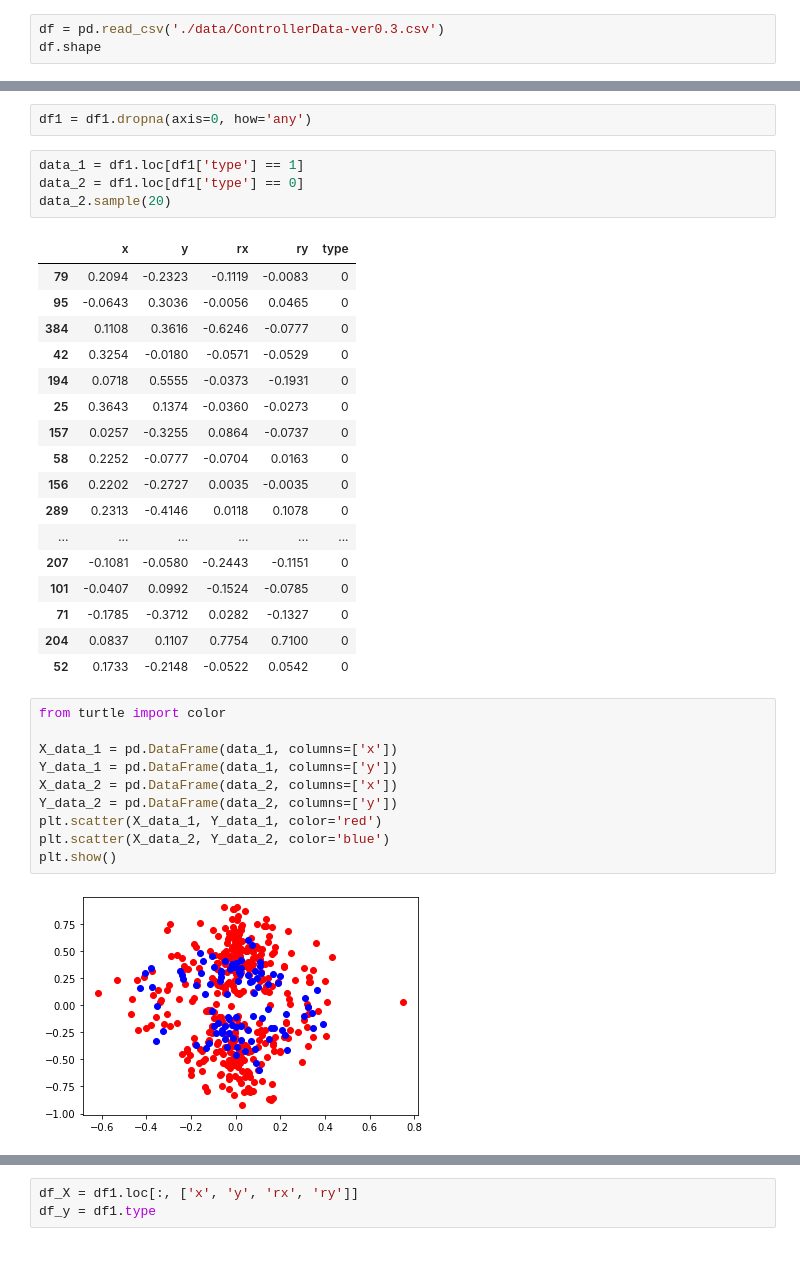
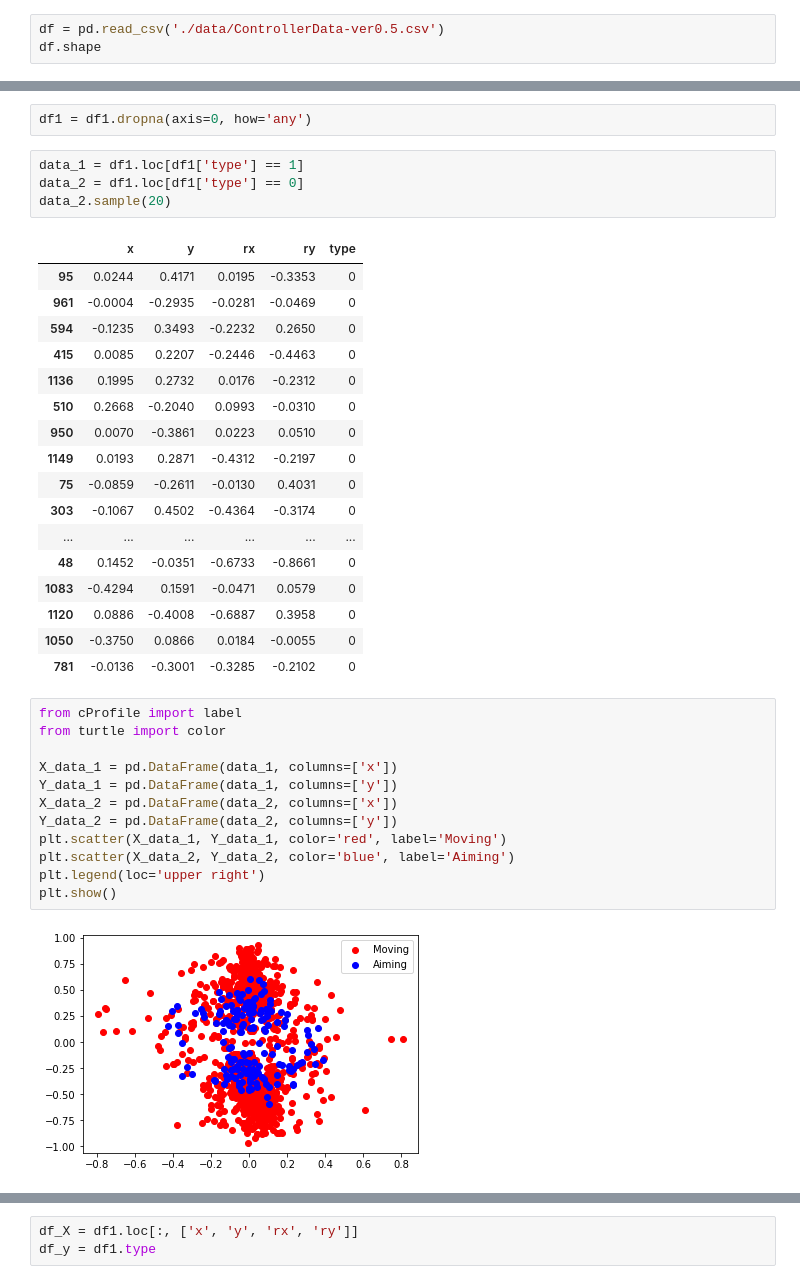
Before and after one commit to jishen027/FPS_Player_intent_detector, a Jupyter notebook: data-analysis/controllerDataAnalysis.ipynb, the cells around one changed output, grey strips where cells are left out. Drawn from its saved outputs; the diff is of its cells as text; blank space fills up the shorter version.

```diff
--- a/data-analysis/controllerDataAnalysis.ipynb
+++ b/data-analysis/controllerDataAnalysis.ipynb
@@ -3,6 +3,6 @@ import pandas as pd
 import matplotlib.pyplot as plt
 import numpy as np
 # %%
-df = pd.read_csv('./data/ControllerData-ver0.3.csv')
+df = pd.read_csv('./data/ControllerData-ver0.5.csv')
 df.shape
 # %% [output]
@@ -49,34 +49,36 @@ data_2 = df1.loc[df1['type'] == 0]
 data_2.sample(20)
 # %% [output]
 |  | x | y | rx | ry | type |
-| 79 | 0.2094 | -0.2323 | -0.1119 | -0.0083 | 0 |
-| 95 | -0.0643 | 0.3036 | -0.0056 | 0.0465 | 0 |
-| 384 | 0.1108 | 0.3616 | -0.6246 | -0.0777 | 0 |
-| 42 | 0.3254 | -0.0180 | -0.0571 | -0.0529 | 0 |
-| 194 | 0.0718 | 0.5555 | -0.0373 | -0.1931 | 0 |
-| 25 | 0.3643 | 0.1374 | -0.0360 | -0.0273 | 0 |
-| 157 | 0.0257 | -0.3255 | 0.0864 | -0.0737 | 0 |
-| 58 | 0.2252 | -0.0777 | -0.0704 | 0.0163 | 0 |
-| 156 | 0.2202 | -0.2727 | 0.0035 | -0.0035 | 0 |
-| 289 | 0.2313 | -0.4146 | 0.0118 | 0.1078 | 0 |
+| 95 | 0.0244 | 0.4171 | 0.0195 | -0.3353 | 0 |
+| 961 | -0.0004 | -0.2935 | -0.0281 | -0.0469 | 0 |
+| 594 | -0.1235 | 0.3493 | -0.2232 | 0.2650 | 0 |
+| 415 | 0.0085 | 0.2207 | -0.2446 | -0.4463 | 0 |
+| 1136 | 0.1995 | 0.2732 | 0.0176 | -0.2312 | 0 |
+| 510 | 0.2668 | -0.2040 | 0.0993 | -0.0310 | 0 |
+| 950 | 0.0070 | -0.3861 | 0.0223 | 0.0510 | 0 |
+| 1149 | 0.0193 | 0.2871 | -0.4312 | -0.2197 | 0 |
+| 75 | -0.0859 | -0.2611 | -0.0130 | 0.4031 | 0 |
+| 303 | -0.1067 | 0.4502 | -0.4364 | -0.3174 | 0 |
 | ... | ... | ... | ... | ... | ... |
-| 207 | -0.1081 | -0.0580 | -0.2443 | -0.1151 | 0 |
-| 101 | -0.0407 | 0.0992 | -0.1524 | -0.0785 | 0 |
-| 71 | -0.1785 | -0.3712 | 0.0282 | -0.1327 | 0 |
-| 204 | 0.0837 | 0.1107 | 0.7754 | 0.7100 | 0 |
-| 52 | 0.1733 | -0.2148 | -0.0522 | 0.0542 | 0 |
+| 48 | 0.1452 | -0.0351 | -0.6733 | -0.8661 | 0 |
+| 1083 | -0.4294 | 0.1591 | -0.0471 | 0.0579 | 0 |
+| 1120 | 0.0886 | -0.4008 | -0.6887 | 0.3958 | 0 |
+| 1050 | -0.3750 | 0.0866 | 0.0184 | -0.0055 | 0 |
+| 781 | -0.0136 | -0.3001 | -0.3285 | -0.2102 | 0 |
 # %%
+from cProfile import label
 from turtle import color
 
 X_data_1 = pd.DataFrame(data_1, columns=['x'])
 Y_data_1 = pd.DataFrame(data_1, columns=['y'])
 X_data_2 = pd.DataFrame(data_2, columns=['x'])
 Y_data_2 = pd.DataFrame(data_2, columns=['y'])
-plt.scatter(X_data_1, Y_data_1, color='red')
-plt.scatter(X_data_2, Y_data_2, color='blue')
+plt.scatter(X_data_1, Y_data_1, color='red', label='Moving')
+plt.scatter(X_data_2, Y_data_2, color='blue', label='Aiming')
+plt.legend(loc='upper right')
 plt.show()
 # %% [output]
-[figure, old version]
+[figure, new version]
 # %%
 RX_data_1 = pd.DataFrame(data_1, columns=['rx'])
 RY_data_1 = pd.DataFrame(data_1, columns=['ry'])
```
Also changed, not shown: parts of 17 cells of this notebook, 20 other files.
